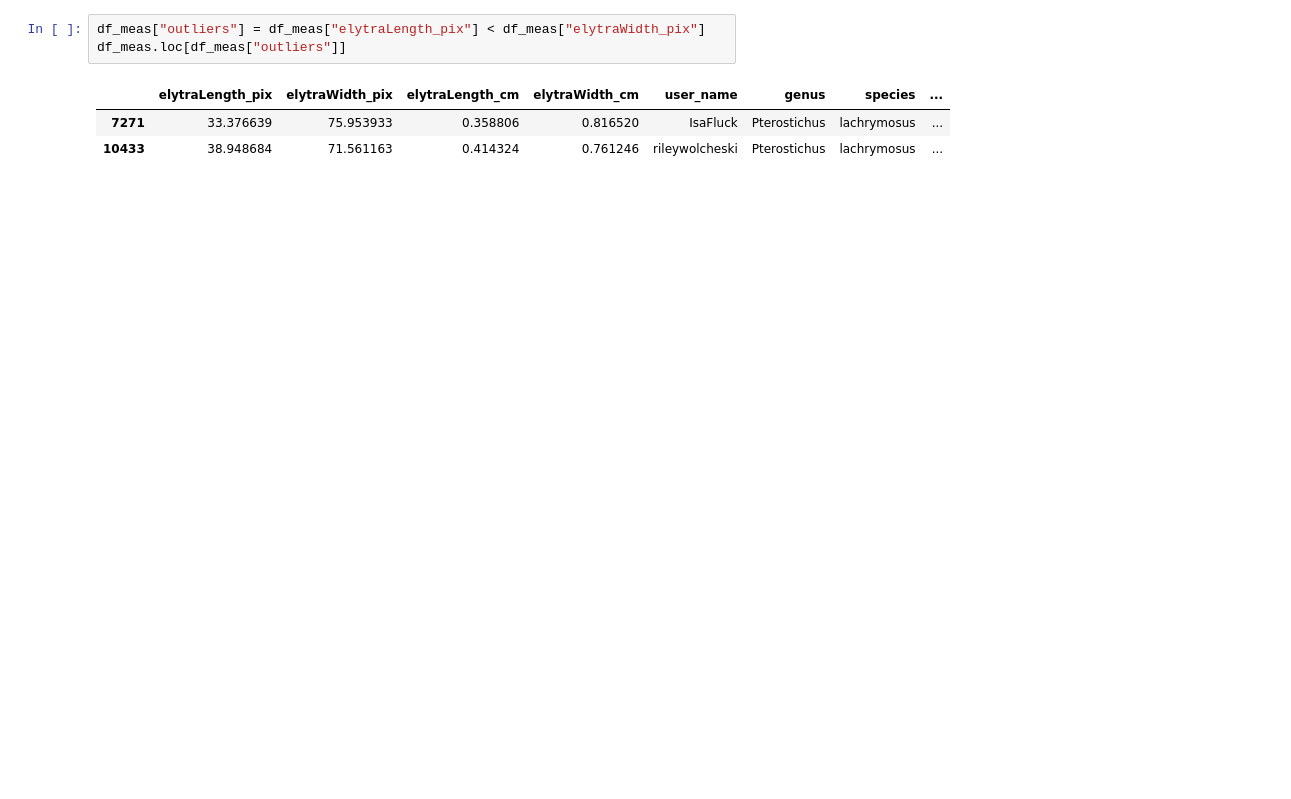
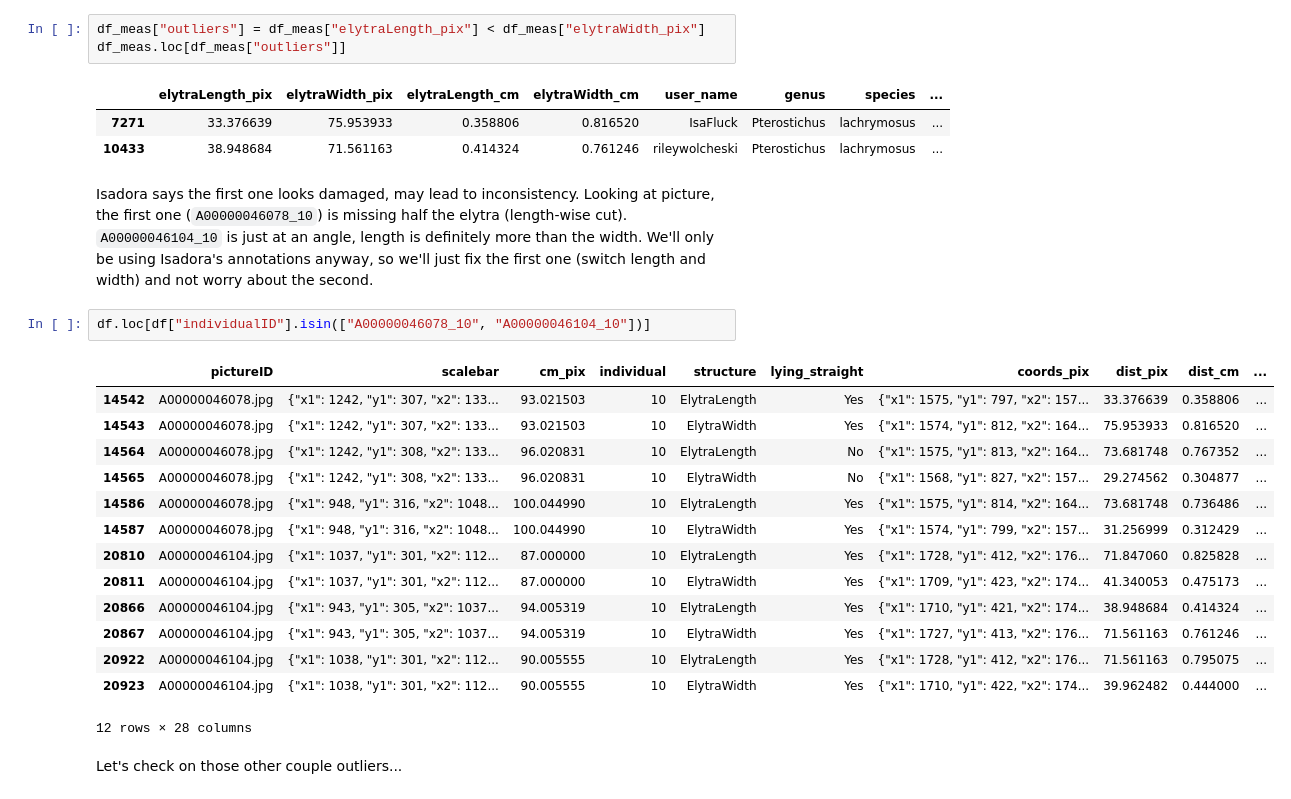
Before and after one commit to Imageomics/2018-NEON-beetles-processing, a Jupyter notebook: notebooks/EDA-0-2.ipynb, the cells around one changed output. Saved outputs shown, nothing was run; the diff lists cells and outputs as text; blank space fills up the shorter version.

```diff
--- a/notebooks/EDA-0-2.ipynb
+++ b/notebooks/EDA-0-2.ipynb
@@ -351,3 +369,24 @@ df_meas.loc[df_meas["outliers"]]
 |  | elytraLength_pix | elytraWidth_pix | elytraLength_cm | elytraWidth_cm | user_name | genus | species | ... |
 | 7271 | 33.376639 | 75.953933 | 0.358806 | 0.816520 | IsaFluck | Pterostichus | lachrymosus | ... |
 | 10433 | 38.948684 | 71.561163 | 0.414324 | 0.761246 | rileywolcheski | Pterostichus | lachrymosus | ... |
+# %% [markdown]
+Isadora says the first one looks damaged, may lead to inconsistency. Looking at picture, the first one (`A00000046078_10`) is missing half the elytra (length-wise cut). `A00000046104_10` is just at an angle, length is definitely more than the width. We'll only be using Isadora's annotations anyway, so we'll just fix the first one (switch length and width) and not worry about the second.
+# %%
+df.loc[df["individualID"].isin(["A00000046078_10", "A00000046104_10"])]
+# %% [output]
+|  | pictureID | scalebar | cm_pix | individual | structure | lying_straight | coords_pix | dist_pix | dist_cm | ... |
+| 14542 | A00000046078.jpg | {"x1": 1242, "y1": 307, "x2": 133... | 93.021503 | 10 | ElytraLength | Yes | {"x1": 1575, "y1": 797, "x2": 157... | 33.376639 | 0.358806 | ... |
+| 14543 | A00000046078.jpg | {"x1": 1242, "y1": 307, "x2": 133... | 93.021503 | 10 | ElytraWidth | Yes | {"x1": 1574, "y1": 812, "x2": 164... | 75.953933 | 0.816520 | ... |
+| 14564 | A00000046078.jpg | {"x1": 1242, "y1": 308, "x2": 133... | 96.020831 | 10 | ElytraLength | No | {"x1": 1575, "y1": 813, "x2": 164... | 73.681748 | 0.767352 | ... |
+| 14565 | A00000046078.jpg | {"x1": 1242, "y1": 308, "x2": 133... | 96.020831 | 10 | ElytraWidth | No | {"x1": 1568, "y1": 827, "x2": 157... | 29.274562 | 0.304877 | ... |
+| 14586 | A00000046078.jpg | {"x1": 948, "y1": 316, "x2": 1048... | 100.044990 | 10 | ElytraLength | Yes | {"x1": 1575, "y1": 814, "x2": 164... | 73.681748 | 0.736486 | ... |
+| 14587 | A00000046078.jpg | {"x1": 948, "y1": 316, "x2": 1048... | 100.044990 | 10 | ElytraWidth | Yes | {"x1": 1574, "y1": 799, "x2": 157... | 31.256999 | 0.312429 | ... |
+| 20810 | A00000046104.jpg | {"x1": 1037, "y1": 301, "x2": 112... | 87.000000 | 10 | ElytraLength | Yes | {"x1": 1728, "y1": 412, "x2": 176... | 71.847060 | 0.825828 | ... |
+| 20811 | A00000046104.jpg | {"x1": 1037, "y1": 301, "x2": 112... | 87.000000 | 10 | ElytraWidth | Yes | {"x1": 1709, "y1": 423, "x2": 174... | 41.340053 | 0.475173 | ... |
+| 20866 | A00000046104.jpg | {"x1": 943, "y1": 305, "x2": 1037... | 94.005319 | 10 | ElytraLength | Yes | {"x1": 1710, "y1": 421, "x2": 174... | 38.948684 | 0.414324 | ... |
+| 20867 | A00000046104.jpg | {"x1": 943, "y1": 305, "x2": 1037... | 94.005319 | 10 | ElytraWidth | Yes | {"x1": 1727, "y1": 413, "x2": 176... | 71.561163 | 0.761246 | ... |
+| 20922 | A00000046104.jpg | {"x1": 1038, "y1": 301, "x2": 112... | 90.005555 | 10 | ElytraLength | Yes | {"x1": 1728, "y1": 412, "x2": 176... | 71.561163 | 0.795075 | ... |
+| 20923 | A00000046104.jpg | {"x1": 1038, "y1": 301, "x2": 112... | 90.005555 | 10 | ElytraWidth | Yes | {"x1": 1710, "y1": 422, "x2": 174... | 39.962482 | 0.444000 | ... |
+12 rows × 28 columns
+# %% [markdown]
+Let's check on those other couple outliers...
```
Also changed, not shown: parts of 28 cells of this notebook, 1 other file.
